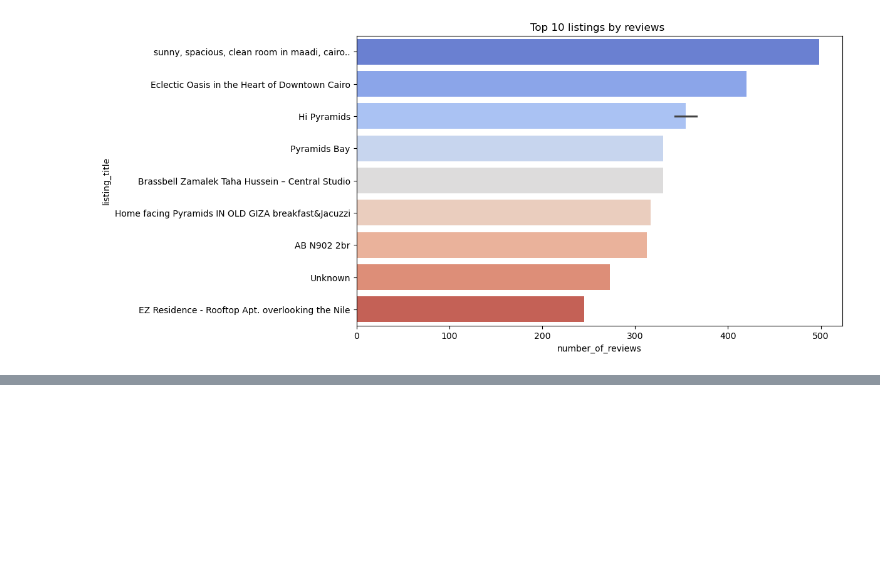
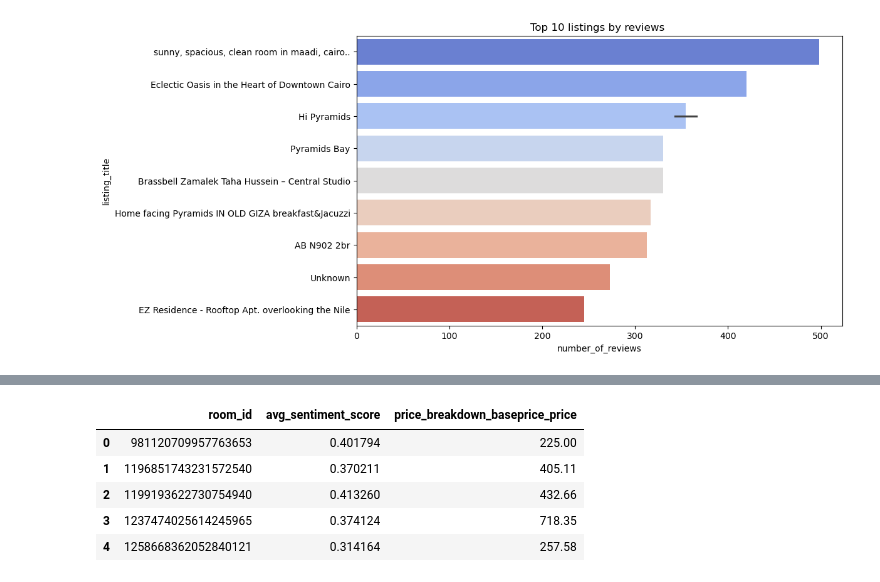
Before and after one commit to Mennaa-Ayman/Airbnb-Data-Analytics, a Jupyter notebook: Analysis/Rental-Feature-Analysis.ipynb, the cells around one changed output, grey strips where cells are left out. Cells and saved outputs as stored; diff of their text form; code cells hidden in the pictures; blank space fills up the shorter version.

```diff
--- a/Analysis/Rental-Feature-Analysis.ipynb
+++ b/Analysis/Rental-Feature-Analysis.ipynb
@@ -120,0 +117,11 @@ Passing `palette` without assigning `hue` is deprecated and will be removed in v
+# %%
+import pandas as pd
+df_merged = pd.read_csv('../Data/clean/correlation_analysis.csv')
+df_merged.head()
+# %% [output]
+|  | room_id | avg_sentiment_score | price_breakdown_baseprice_price |
+| 0 | 981120709957763653 | 0.401794 | 225.00 |
+| 1 | 1196851743231572540 | 0.370211 | 405.11 |
+| 2 | 1199193622730754940 | 0.413260 | 432.66 |
+| 3 | 1237474025614245965 | 0.374124 | 718.35 |
+| 4 | 1258668362052840121 | 0.314164 | 257.58 |
```
Also changed, not shown: parts of 11 cells of this notebook, 3 other files.
